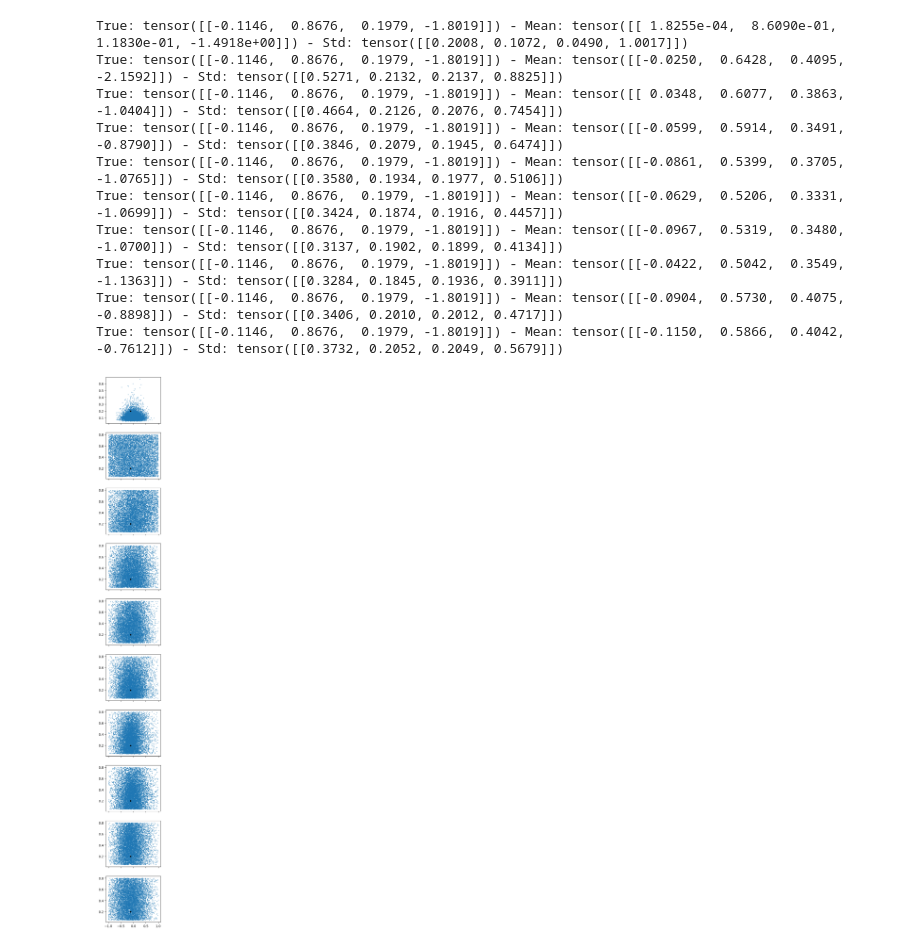
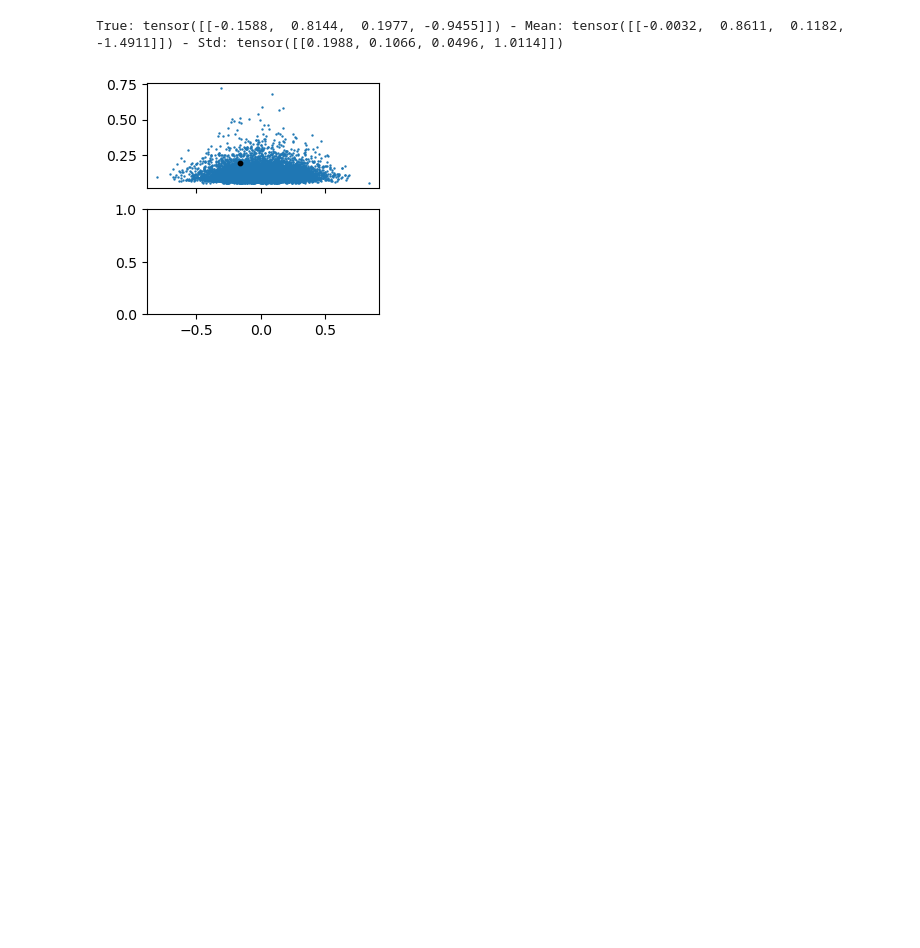
Before and after one commit to nidropakshin2/Sequential-FMPE, a Jupyter notebook: code/notebooks/stochvol.ipynb, the cells around one changed output. Cells and saved outputs as stored; diff of their text form; code cells hidden in the pictures; blank space fills up the shorter version.

```diff
--- a/code/notebooks/stochvol.ipynb
+++ b/code/notebooks/stochvol.ipynb
@@ -1,3 +1,37 @@
+# %%
+config = {
+    "prior":
+        {
+        "mu_loc": 0.0,
+        "mu_scale": 0.2,
+        "phi_alpha": 20.0,
+        "phi_beta": 1.5,
+        "sigma_ig_shape": 2.5,
+        "sigma_ig_scale": 0.025,
+        "m_loc": -1.5,
+        "m_scale": 1.0,
+        },
+    "simulator":
+        {
+        "T": [100, 250],
+        "v0": [-5, 5],
+        },
+    "summary":
+        {
+        "type": "lstm",
+        "input_dim": 1,
+        "hidden_dim": 32,
+        "num_layers": 3,
+        "output_dim": 20,
+        "dropout": 0.1,
+        },
+    "logger":
+        {
+        "name": "StochVol",
+        "level": "DEBUG",
+        "log_file_path": "logs/stoch_vol.log",
+        }
+}
 # %%
 import yaml
 import torch
@@ -8,9 +42,9 @@ import matplotlib.pyplot as plt
 from sfmpe.tasks.StochVol import StochVolTask
 
 
-config_path = './configs/sv_config.yaml'
-with open(config_path) as f:
-    config = yaml.safe_load(f)
+# config_path = './configs/sv_config.yaml'
+# with open(config_path) as f:
+#     config = yaml.safe_load(f)
 device = 'cpu'
 task = StochVolTask(config, device)
 logger = task.logger
@@ -66,7 +102,7 @@ params.method_params = {"scale": 0.6}
 datetime = time.strftime("%Y-%m-%d_%H_%M_%S")
 path = f"./models/SV_{datetime}.pth.tar.gz"
 
-num_rounds = 10
+num_rounds = 1
 sims_per_round = 10000
 epochs = 2000
 show_every = 500
@@ -103,38 +139,29 @@ plt.plot(loss)
 # %%
 sim_store = manager.store
 
 x = 0
 y = 2
 rounds = range(num_rounds)
 # rounds = [0, num_rounds-1]
 
-_, ax = plt.subplots(len(rounds), 1, sharex=True, figsize=(3, 3 * len(rounds)))
+_, ax = plt.subplots(max(len(rounds), 2), 1, sharex=True, figsize=(3, 3 * len(rounds)))
 
 for r, i in zip(rounds, range(len(rounds))):
     theta, _ = sim_store.theta[r], sim_store.x[r]
     ax[i].scatter(theta[:, :, x], theta[:, :, y], s=0.5)#, alpha=(r+1) / len(rounds))
     ax[i].scatter(theta_0[:, x], theta_0[:, y], s=10, color="black")
     # ax.scatter(theta[:, :, x], theta[:, :, y], s=0.5)#, alpha=(r+1) / len(rounds))
     # ax.scatter(theta_0[:, x], theta_0[:, y], s=10, color="black")
 
     # ax[r].set_xlim(0, 2.5)
     # ax[r].set_ylim(0, 0.5)
     msg = f"True: {theta_0} - Mean: {theta.mean(dim=0)} - Std: {theta.std(dim=0)}"
     print(msg)
     # logger.info(msg)
 # plt.savefig("output/sv_posterior.png")
 # %% [output]
-True: tensor([[-0.1146,  0.8676,  0.1979, -1.8019]]) - Mean: tensor([[ 1.8255e-04,  8.6090e-01,  1.1830e-01, -1.4918e+00]]) - Std: tensor([[0.2008, 0.1072, 0.0490, 1.0017]])
-True: tensor([[-0.1146,  0.8676,  0.1979, -1.8019]]) - Mean: tensor([[-0.0250,  0.6428,  0.4095, -2.1592]]) - Std: tensor([[0.5271, 0.2132, 0.2137, 0.8825]])
-True: tensor([[-0.1146,  0.8676,  0.1979, -1.8019]]) - Mean: tensor([[ 0.0348,  0.6077,  0.3863, -1.0404]]) - Std: tensor([[0.4664, 0.2126, 0.2076, 0.7454]])
-True: tensor([[-0.1146,  0.8676,  0.1979, -1.8019]]) - Mean: tensor([[-0.0599,  0.5914,  0.3491, -0.8790]]) - Std: tensor([[0.3846, 0.2079, 0.1945, 0.6474]])
-True: tensor([[-0.1146,  0.8676,  0.1979, -1.8019]]) - Mean: tensor([[-0.0861,  0.5399,  0.3705, -1.0765]]) - Std: tensor([[0.3580, 0.1934, 0.1977, 0.5106]])
-True: tensor([[-0.1146,  0.8676,  0.1979, -1.8019]]) - Mean: tensor([[-0.0629,  0.5206,  0.3331, -1.0699]]) - Std: tensor([[0.3424, 0.1874, 0.1916, 0.4457]])
-True: tensor([[-0.1146,  0.8676,  0.1979, -1.8019]]) - Mean: tensor([[-0.0967,  0.5319,  0.3480, -1.0700]]) - Std: tensor([[0.3137, 0.1902, 0.1899, 0.4134]])
-True: tensor([[-0.1146,  0.8676,  0.1979, -1.8019]]) - Mean: tensor([[-0.0422,  0.5042,  0.3549, -1.1363]]) - Std: tensor([[0.3284, 0.1845, 0.1936, 0.3911]])
-True: tensor([[-0.1146,  0.8676,  0.1979, -1.8019]]) - Mean: tensor([[-0.0904,  0.5730,  0.4075, -0.8898]]) - Std: tensor([[0.3406, 0.2010, 0.2012, 0.4717]])
-True: tensor([[-0.1146,  0.8676,  0.1979, -1.8019]]) - Mean: tensor([[-0.1150,  0.5866,  0.4042, -0.7612]]) - Std: tensor([[0.3732, 0.2052, 0.2049, 0.5679]])
+True: tensor([[-0.1588,  0.8144,  0.1977, -0.9455]]) - Mean: tensor([[-0.0032,  0.8611,  0.1182, -1.4911]]) - Std: tensor([[0.1988, 0.1066, 0.0496, 1.0114]])
-[figure, old version]
+[figure, new version]
 # %%
 posterior = manager.build_posterior()
 
```
Also changed, not shown: parts of 8 cells of this notebook, 1 other file.
